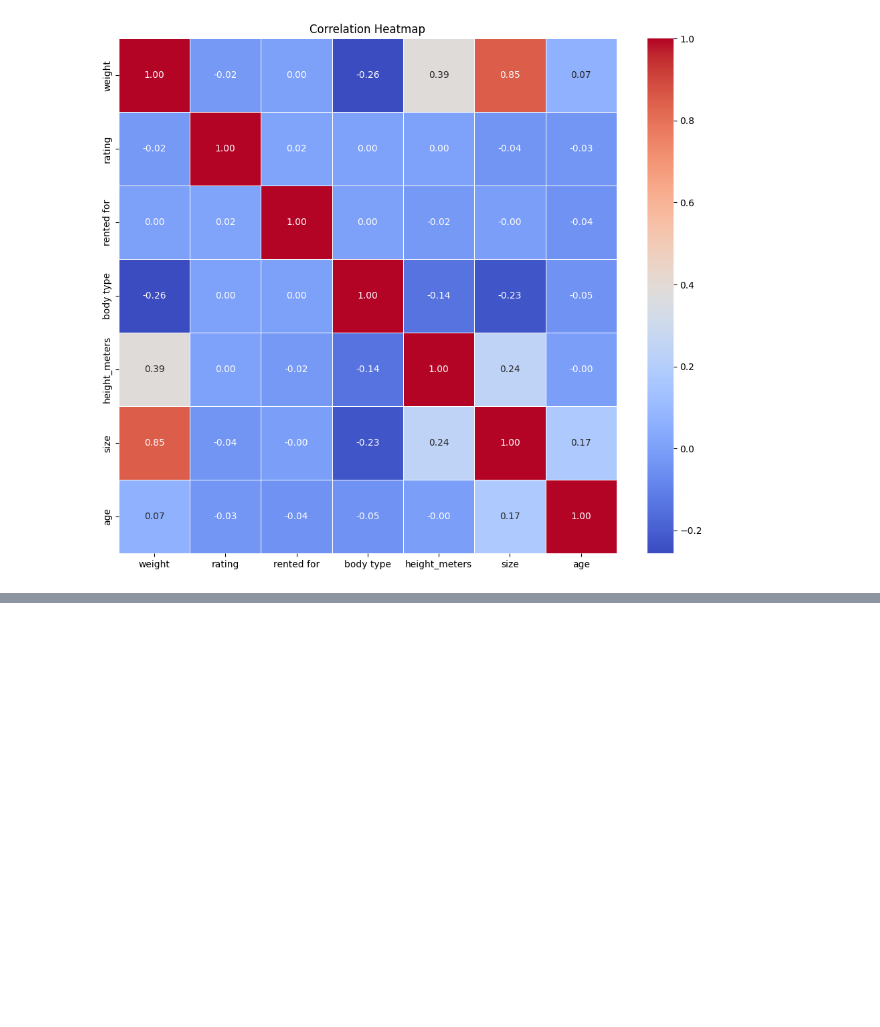
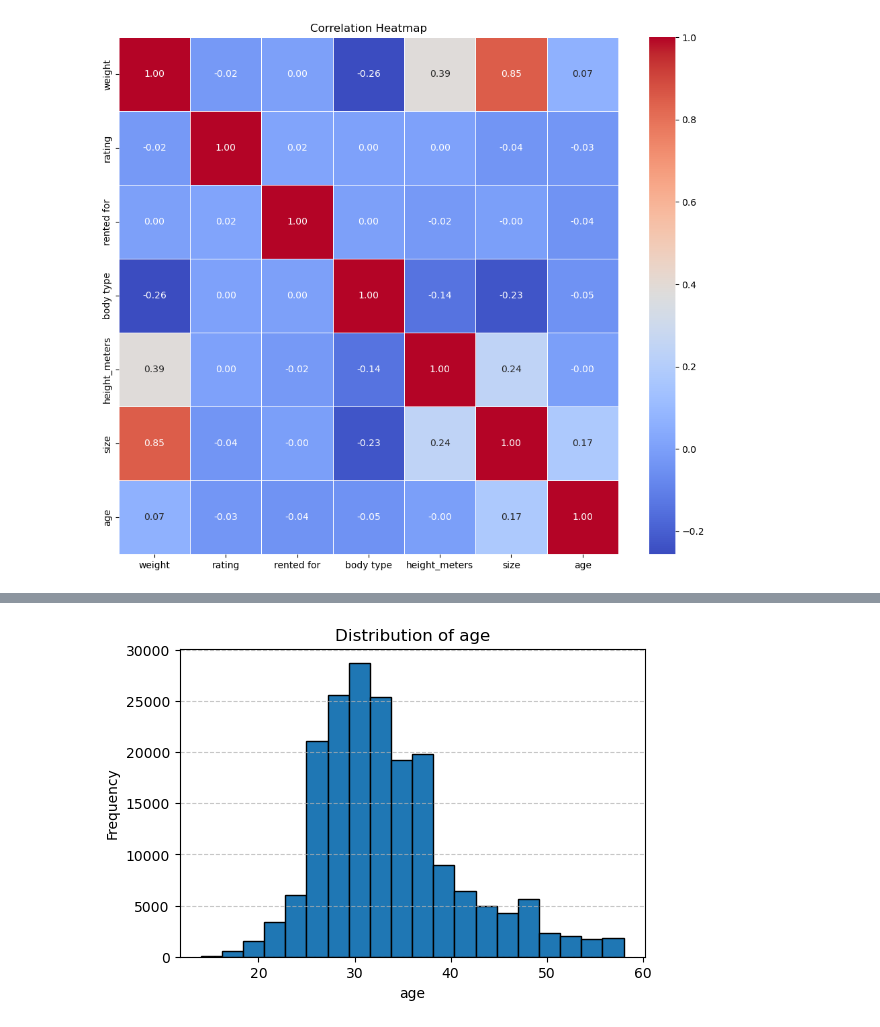
Before and after one commit to josephguzman03/Fashion-Recommendational-Systems, a Jupyter notebook: JosephsNotebook.ipynb, the cells around one changed output, grey strips where cells are left out. Cells and saved outputs as stored; diff of their text form; code cells hidden in the pictures; blank space fills up the shorter version.

```diff
--- a/JosephsNotebook.ipynb
+++ b/JosephsNotebook.ipynb
@@ -222,0 +249,23 @@ See the caveats in the documentation: https://pandas.pydata.org/pandas-docs/stab
+# %%
+mean = df_rent['age'].mean()
+std = df_rent['age'].std()
+def z_score(row):
+    a = row - mean
+    return a / std
+# %%
+from scipy.stats import zscore
+
+# Set threshold
+# threshold = 3
+
+
+
+df_rent['age'] = pd.to_numeric(df_rent['age'], errors='coerce')
+df_rent['z_age'] = df_rent['age'].apply(z_score)
+# %%
+threshold = 3
+
+# Keep rows within the threshold
+df_rent_filtered = df_rent[df_rent['z_age'].abs() < threshold]
+
+df_rent_filtered
@@ -222,0 +286,12 @@ See the caveats in the documentation: https://pandas.pydata.org/pandas-docs/stab
+# %%
+# plotting histogram of companies and the years they were founded
+plt.figure(figsize=(6, 4))
+plt.hist(df_rent_filtered['age'], bins=20, edgecolor='black')
+plt.xlabel('age')
+plt.ylabel('Frequency')
+plt.title('Distribution of age')
+plt.grid(axis='y', linestyle='--', alpha=0.7)
+
+plt.show()
+# %% [output]
+[figure, added]
```
Also changed, not shown: parts of 54 cells of this notebook, 1 other file.
